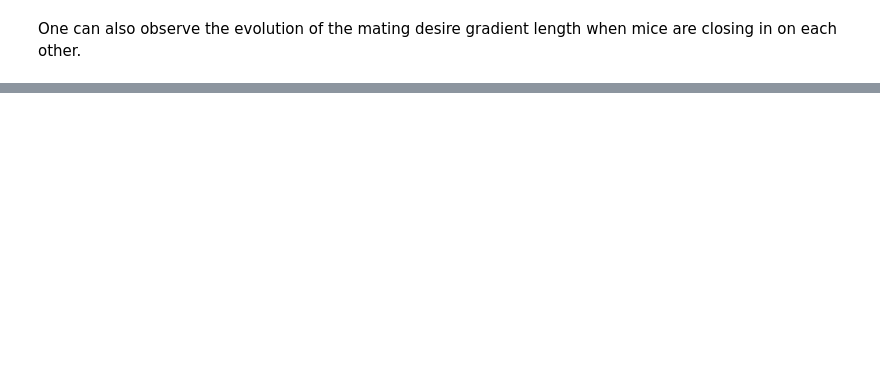
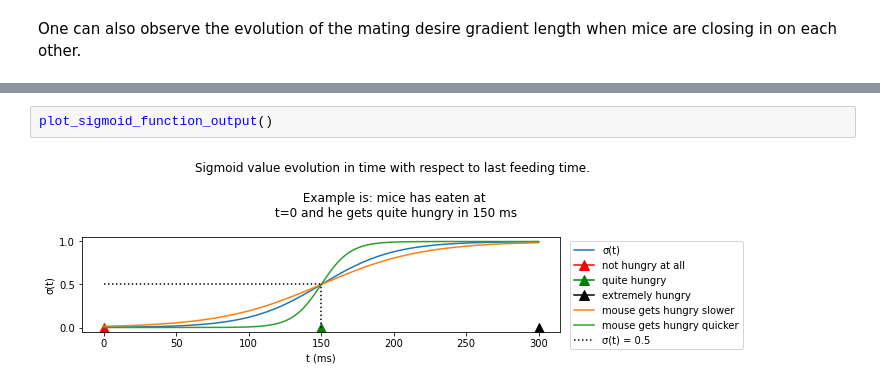
Before and after one commit to midumitrescu/modelling-course-prof-sprek-winter-2022, a Jupyter notebook: Modelling_Course_Presentation.ipynb, the cells around one changed output, grey strips where cells are left out. Drawn from its saved outputs; the diff is of its cells as text; blank space fills up the shorter version.

```diff
--- a/Modelling_Course_Presentation.ipynb
+++ b/Modelling_Course_Presentation.ipynb
@@ -217,0 +277,4 @@ plot_mating_desire(always_mating)
+# %%
+plot_sigmoid_function_output()
+# %% [output]
+[figure, added]
```
Also changed, not shown: parts of 13 cells of this notebook, 3 other files.
